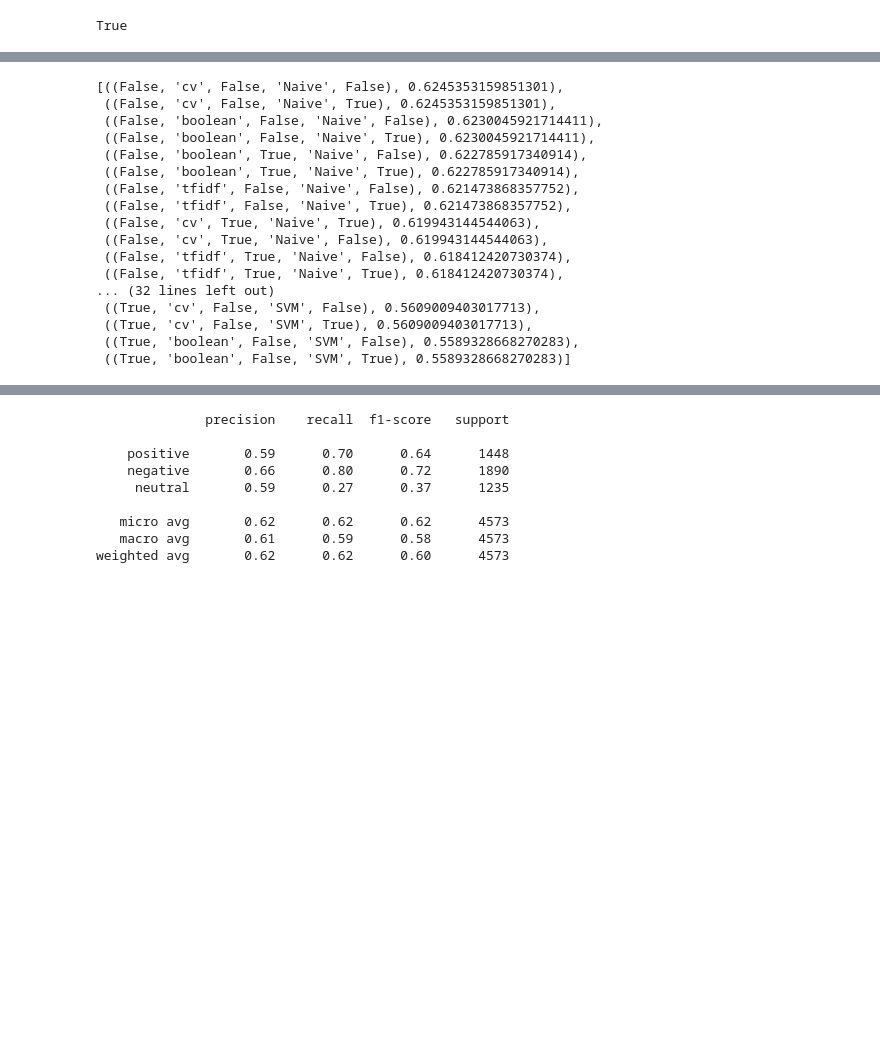
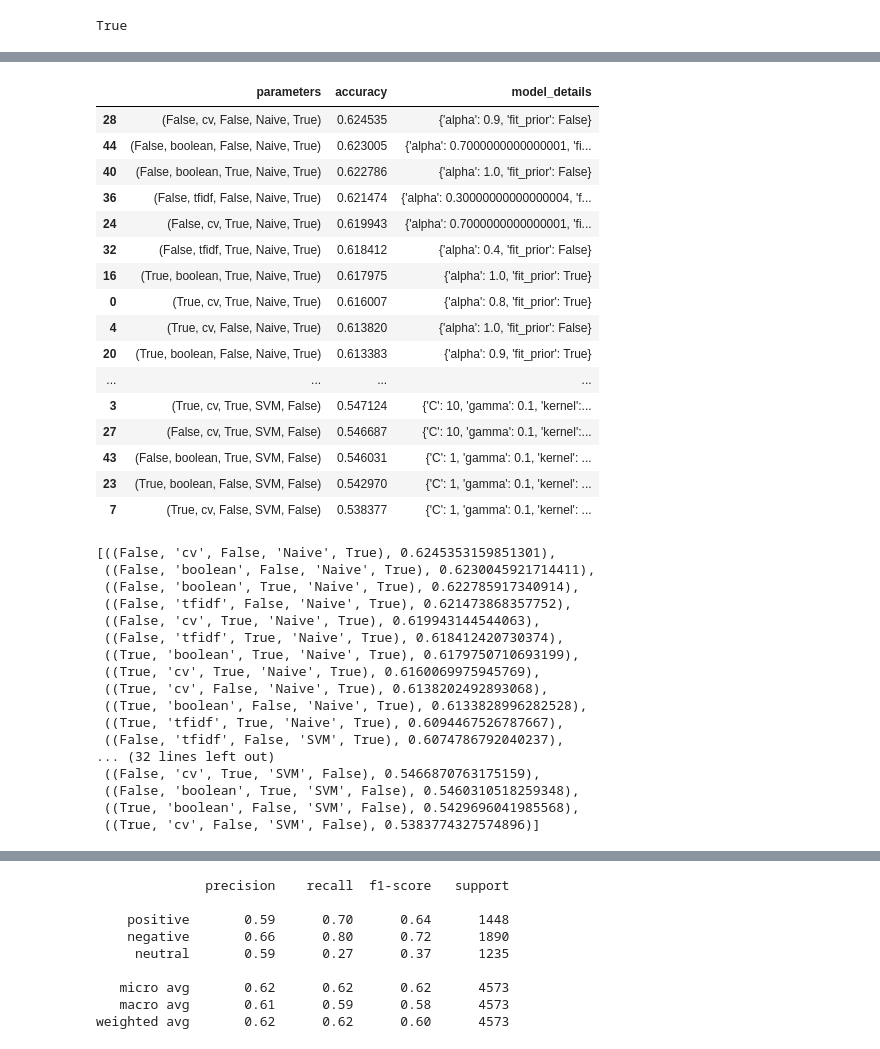
Before and after one commit to borisman18/AOT, a Jupyter notebook: hw_pos_neg/report.ipynb, the cells around one changed output, grey strips where cells are left out. Drawn from its saved outputs; the diff is of its cells as text; code cells hidden in the pictures; blank space fills up the shorter version.

```diff
--- a/hw_pos_neg/report.ipynb
+++ b/hw_pos_neg/report.ipynb
@@ -74,3 +74,12 @@ train = train.loc[(train['evaluation'] == '+') | (train['evaluation'] == '-') |
 
 test = pd.read_excel('test.xlsx')[['speech', 'evaluation']]
 test = test.loc[(test['evaluation'] == '+') | (test['evaluation'] == '-') | (test['evaluation'] == '0')]
+
+normalized_train = train.apply(normalization, axis=1)
+normalized_test = test.apply(normalization, axis=1)
+
+train = pd.read_excel('train.xlsx')[['speech', 'evaluation']]
+train = train.loc[(train['evaluation'] == '+') | (train['evaluation'] == '-') | (train['evaluation'] == '0')]
+
+test = pd.read_excel('test.xlsx')[['speech', 'evaluation']]
+test = test.loc[(test['evaluation'] == '+') | (test['evaluation'] == '-') | (test['evaluation'] == '0')]
@@ -261,3 +255,23 @@ fitting models...
+# %%
+e.summary()[['parameters', 'accuracy', 'model_details']]
+# %% [output]
+|  | parameters | accuracy | model_details |
+| 28 | (False, cv, False, Naive, True) | 0.624535 | {'alpha': 0.9, 'fit_prior': False} |
+| 44 | (False, boolean, False, Naive, True) | 0.623005 | {'alpha': 0.7000000000000001, 'fi... |
+| 40 | (False, boolean, True, Naive, True) | 0.622786 | {'alpha': 1.0, 'fit_prior': False} |
+| 36 | (False, tfidf, False, Naive, True) | 0.621474 | {'alpha': 0.30000000000000004, 'f... |
+| 24 | (False, cv, True, Naive, True) | 0.619943 | {'alpha': 0.7000000000000001, 'fi... |
+| 32 | (False, tfidf, True, Naive, True) | 0.618412 | {'alpha': 0.4, 'fit_prior': False} |
+| 16 | (True, boolean, True, Naive, True) | 0.617975 | {'alpha': 1.0, 'fit_prior': True} |
+| 0 | (True, cv, True, Naive, True) | 0.616007 | {'alpha': 0.8, 'fit_prior': True} |
+| 4 | (True, cv, False, Naive, True) | 0.613820 | {'alpha': 1.0, 'fit_prior': False} |
+| 20 | (True, boolean, False, Naive, True) | 0.613383 | {'alpha': 0.9, 'fit_prior': True} |
+| ... | ... | ... | ... |
+| 3 | (True, cv, True, SVM, False) | 0.547124 | {'C': 10, 'gamma': 0.1, 'kernel':... |
+| 27 | (False, cv, True, SVM, False) | 0.546687 | {'C': 10, 'gamma': 0.1, 'kernel':... |
+| 43 | (False, boolean, True, SVM, False) | 0.546031 | {'C': 1, 'gamma': 0.1, 'kernel': ... |
+| 23 | (True, boolean, False, SVM, False) | 0.542970 | {'C': 1, 'gamma': 0.1, 'kernel': ... |
+| 7 | (True, cv, False, SVM, False) | 0.538377 | {'C': 1, 'gamma': 0.1, 'kernel': ... |
 # %%
 f1_sort = {}
 for row in e.summary().values:
@@ -265,20 +279,20 @@ for row in e.summary().values:
 f1_sort = sorted(f1_sort.items(), key=operator.itemgetter(1), reverse=True)
 f1_sort[:]
 # %% [output]
-[((False, 'cv', False, 'Naive', False), 0.6245353159851301),
- ((False, 'cv', False, 'Naive', True), 0.6245353159851301),
- ((False, 'boolean', False, 'Naive', False), 0.6230045921714411),
+[((False, 'cv', False, 'Naive', True), 0.6245353159851301),
  ((False, 'boolean', False, 'Naive', True), 0.6230045921714411),
- ((False, 'boolean', True, 'Naive', False), 0.622785917340914),
  ((False, 'boolean', True, 'Naive', True), 0.622785917340914),
- ((False, 'tfidf', False, 'Naive', False), 0.621473868357752),
  ((False, 'tfidf', False, 'Naive', True), 0.621473868357752),
  ((False, 'cv', True, 'Naive', True), 0.619943144544063),
- ((False, 'cv', True, 'Naive', False), 0.619943144544063),
- ((False, 'tfidf', True, 'Naive', False), 0.618412420730374),
  ((False, 'tfidf', True, 'Naive', True), 0.618412420730374),
+ ((True, 'boolean', True, 'Naive', True), 0.6179750710693199),
+ ((True, 'cv', True, 'Naive', True), 0.6160069975945769),
+ ((True, 'cv', False, 'Naive', True), 0.6138202492893068),
+ ((True, 'boolean', False, 'Naive', True), 0.6133828996282528),
+ ((True, 'tfidf', True, 'Naive', True), 0.6094467526787667),
+ ((False, 'tfidf', False, 'SVM', True), 0.6074786792040237),
 ... (32 lines left out)
- ((True, 'cv', False, 'SVM', False), 0.5609009403017713),
- ((True, 'cv', False, 'SVM', True), 0.5609009403017713),
- ((True, 'boolean', False, 'SVM', False), 0.5589328668270283),
- ((True, 'boolean', False, 'SVM', True), 0.5589328668270283)]
+ ((False, 'cv', True, 'SVM', False), 0.5466870763175159),
+ ((False, 'boolean', True, 'SVM', False), 0.5460310518259348),
+ ((True, 'boolean', False, 'SVM', False), 0.5429696041985568),
+ ((True, 'cv', False, 'SVM', False), 0.5383774327574896)]
```
Also changed, not shown: parts of 3 cells of this notebook.
